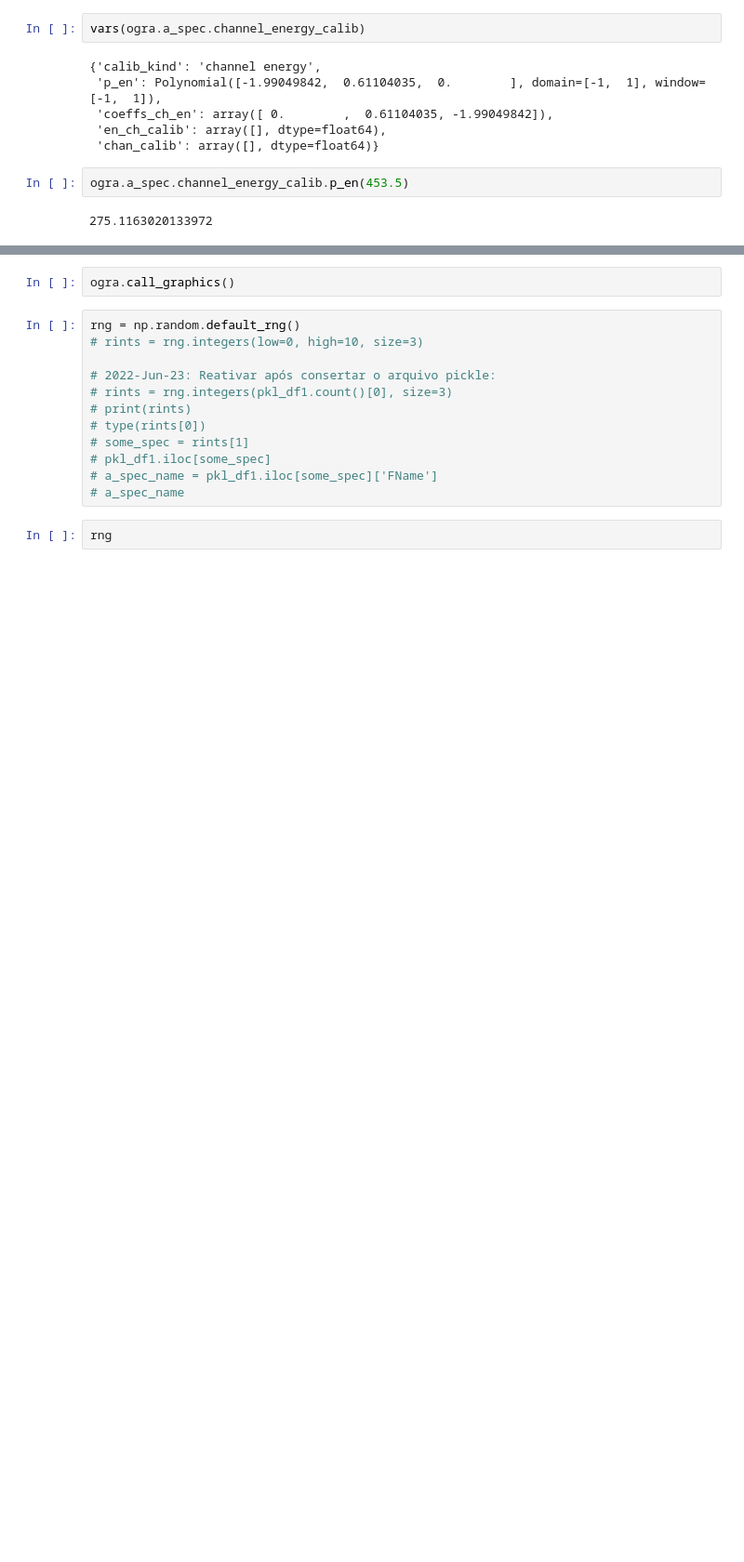
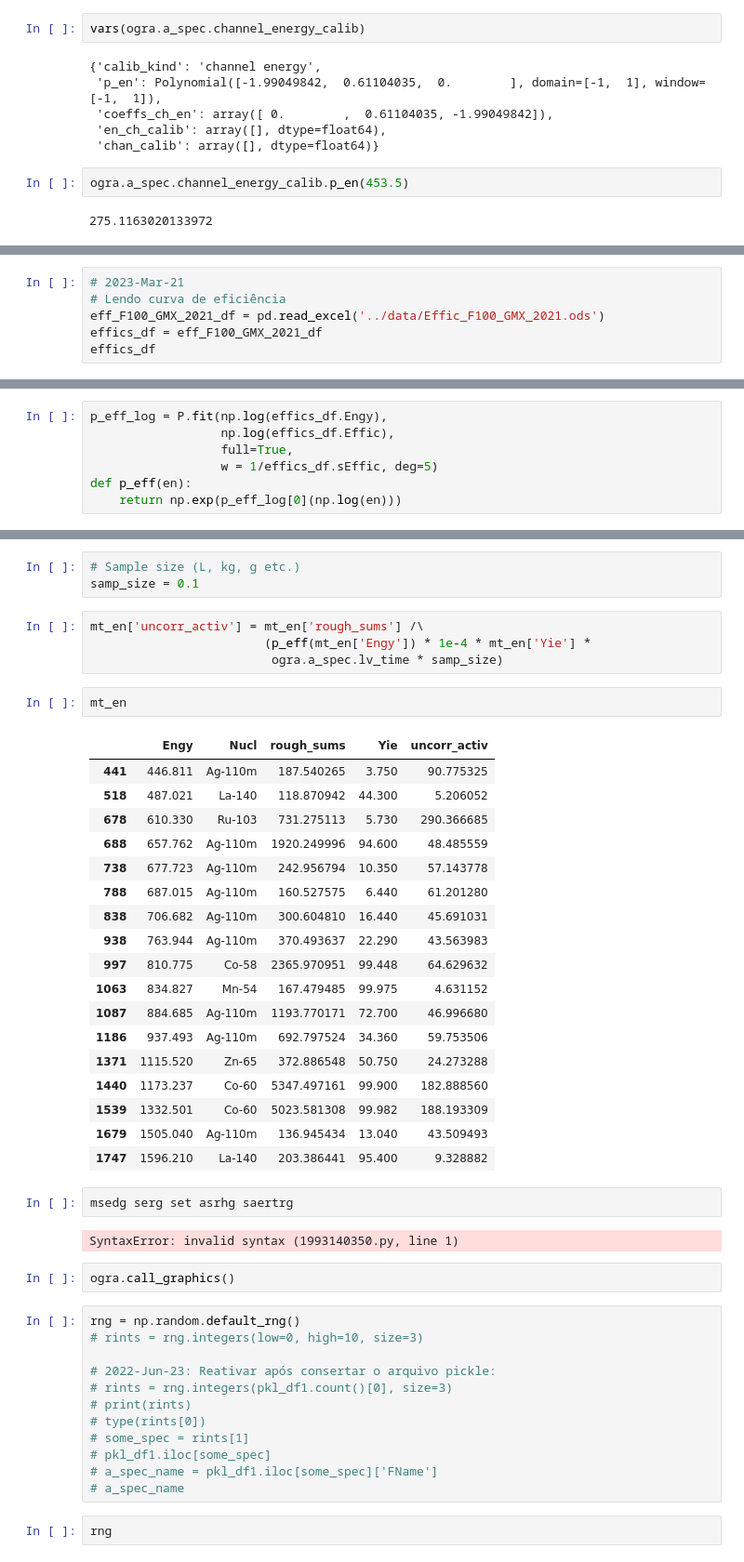
Before and after one commit to terrabela/OGRaySpY, a Jupyter notebook: src/radionuclide_analysis.ipynb, the cells around one changed output, grey strips where cells are left out. Shown at 93% size. Cells and saved outputs as stored; diff of their text form; blank space fills up the shorter version.

```diff
--- a/src/radionuclide_analysis.ipynb
+++ b/src/radionuclide_analysis.ipynb
@@ -120,0 +323,6 @@ Series([], dtype: object)
+# %%
+# 2023-Mar-21
+# Lendo curva de eficiência
+eff_F100_GMX_2021_df = pd.read_excel('../data/Effic_F100_GMX_2021.ods')
+effics_df = eff_F100_GMX_2021_df
+effics_df
@@ -120,0 +343,7 @@ Series([], dtype: object)
+# %%
+p_eff_log = P.fit(np.log(effics_df.Engy),
+                  np.log(effics_df.Effic),
+                  full=True,
+                  w = 1/effics_df.sEffic, deg=5)
+def p_eff(en):
+    return np.exp(p_eff_log[0](np.log(en)))
@@ -121,3 +400,35 @@ Series([], dtype: object)
+# %%
+# Sample size (L, kg, g etc.)
+samp_size = 0.1
+# %%
+mt_en['uncorr_activ'] = mt_en['rough_sums'] /\
+                        (p_eff(mt_en['Engy']) * 1e-4 * mt_en['Yie'] *
+                         ogra.a_spec.lv_time * samp_size)
+# %%
+mt_en
+# %% [output]
+|  | Engy | Nucl | rough_sums | Yie | uncorr_activ |
+| 441 | 446.811 | Ag-110m | 187.540265 | 3.750 | 90.775325 |
+| 518 | 487.021 | La-140 | 118.870942 | 44.300 | 5.206052 |
+| 678 | 610.330 | Ru-103 | 731.275113 | 5.730 | 290.366685 |
+| 688 | 657.762 | Ag-110m | 1920.249996 | 94.600 | 48.485559 |
+| 738 | 677.723 | Ag-110m | 242.956794 | 10.350 | 57.143778 |
+| 788 | 687.015 | Ag-110m | 160.527575 | 6.440 | 61.201280 |
+| 838 | 706.682 | Ag-110m | 300.604810 | 16.440 | 45.691031 |
+| 938 | 763.944 | Ag-110m | 370.493637 | 22.290 | 43.563983 |
+| 997 | 810.775 | Co-58 | 2365.970951 | 99.448 | 64.629632 |
+| 1063 | 834.827 | Mn-54 | 167.479485 | 99.975 | 4.631152 |
+| 1087 | 884.685 | Ag-110m | 1193.770171 | 72.700 | 46.996680 |
+| 1186 | 937.493 | Ag-110m | 692.797524 | 34.360 | 59.753506 |
+| 1371 | 1115.520 | Zn-65 | 372.886548 | 50.750 | 24.273288 |
+| 1440 | 1173.237 | Co-60 | 5347.497161 | 99.900 | 182.888560 |
+| 1539 | 1332.501 | Co-60 | 5023.581308 | 99.982 | 188.193309 |
+| 1679 | 1505.040 | Ag-110m | 136.945434 | 13.040 | 43.509493 |
+| 1747 | 1596.210 | La-140 | 203.386441 | 95.400 | 9.328882 |
+# %%
+msedg serg set asrhg saertrg
+# %% [output]
+SyntaxError: invalid syntax (1993140350.py, line 1)
 # %%
 ogra.call_graphics()
 # %%
```
Also changed, not shown: parts of 67 cells of this notebook, 2 other files.
